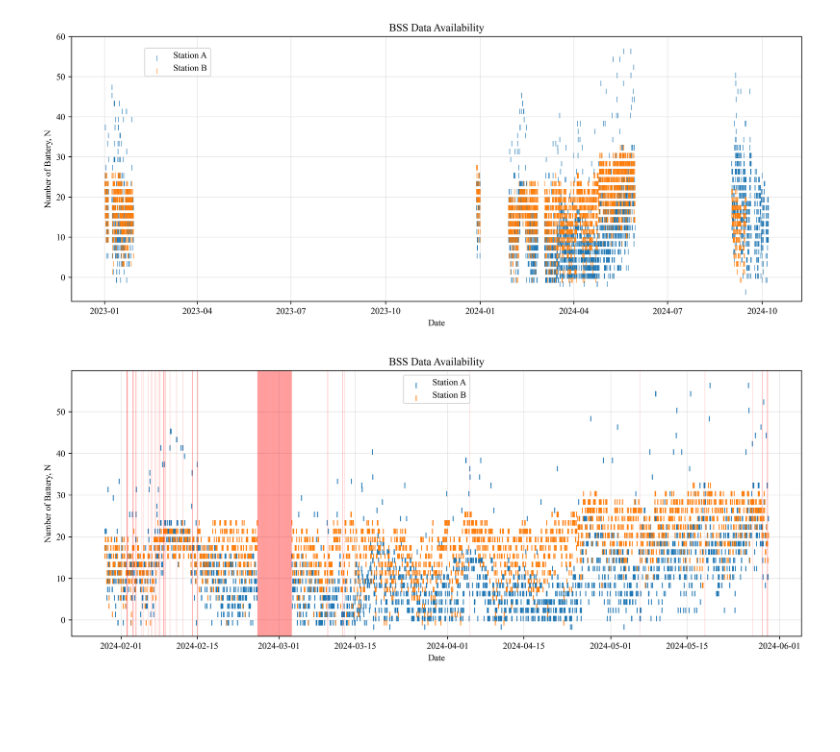
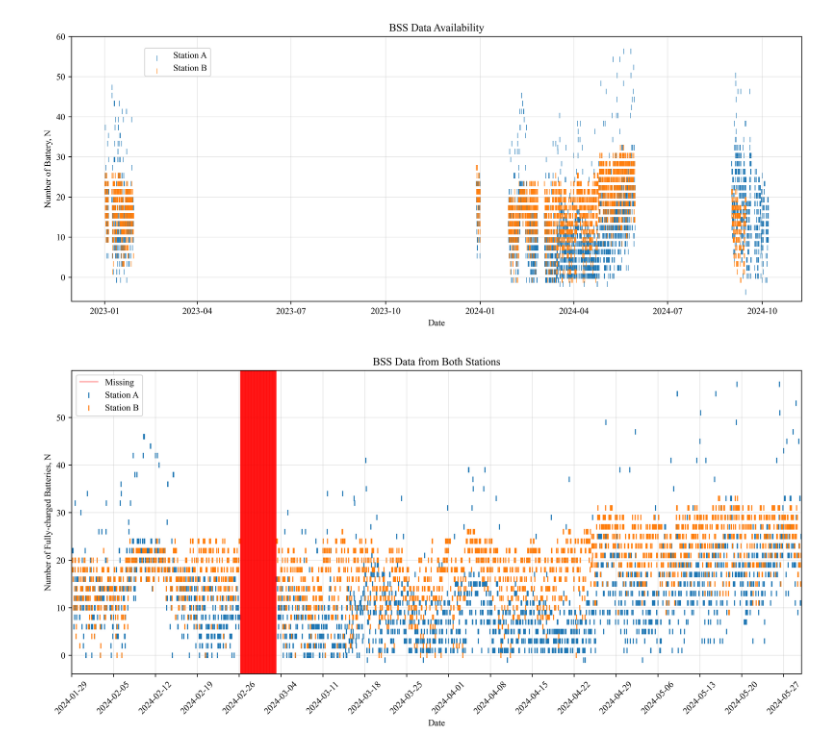
Before and after one commit to jhyeoh2002/BSS_V2B, a Jupyter notebook: Data/data_cleaning.ipynb, the cells around one changed output. Saved outputs shown, nothing was run; the diff lists cells and outputs as text; code cells hidden in the pictures; blank space fills up the shorter version.

Commit message:
redraw graph

```diff
--- a/Data/data_cleaning.ipynb
+++ b/Data/data_cleaning.ipynb
@@ -37,8 +37,8 @@ stationB['time'] = pd.to_datetime(stationB['time'])
 stationB = stationB.drop_duplicates(subset='time')
 stationB.set_index('time', inplace=True)  # Set as DatetimeIndex
 # %%
-stationA_hourly = stationA.resample('h').nearest(limit=1)
-stationB_hourly = stationB.resample('h').nearest(limit=1)
+stationA_hourly = stationA.resample('h').nearest(limit=5)
+stationB_hourly = stationB.resample('h').nearest(limit=5)
 
 stationA_hourly.to_csv('stationA_hourly.csv')
 stationB_hourly.to_csv('stationB_hourly.csv')
@@ -60,27 +60,45 @@ plt.savefig('../Figures/BSS_Data_Availability.png',dpi='figure', format='png')
 # %% [output]
 [figure]
 # %%
+import matplotlib.pyplot as plt
 from pandas import isna
 
+# Define the range for plotting
+start, end = 9432, 12360
 
-plt.figure(figsize=(12,5),dpi=500)
+plt.figure(figsize=(12, 6), dpi=500)
+plt.grid(True, alpha=0.3)
+plt.title('BSS Data from Both Stations', fontsize=12)
 
-plt.grid(True, alpha=0.3)
-plt.title('BSS Data Availability', fontsize = 12)
+# Mark missing data with red vertical lines, adding the label only once
+missing_label_added = False
+for i in range(start, end):
+    if isna(stationA_hourly['batt_num'][i]) or isna(stationB_hourly['batt_num'][i]):
+        if not missing_label_added:
+            plt.axvline(x=stationA_hourly.index[i], color='r', alpha=0.5, linewidth=1, label="Missing")
+            missing_label_added = True
+        else:
+            plt.axvline(x=stationA_hourly.index[i], color='r', alpha=0.5, linewidth=1)
 
-for i in range(9432,12360):
-    if isna(stationA_hourly['batt_num'][i]) or isna(stationB_hourly['batt_num'][i]):
-        plt.axvline(x = stationA_hourly.index[i], color = 'r',alpha=0.5, linewidth=0.2)
+# Scatter plot for battery data from Station A and Station B
+plt.scatter(stationA_hourly.index[start:end], stationA_hourly['batt_num'][start:end],
+            marker='|', linewidths=1.2, label="Station A")
+plt.scatter(stationB_hourly.index[start:end], stationB_hourly['batt_num'][start:end],
+            marker='|', linewidths=1.2, label="Station B")
 
-plt.scatter(stationA_hourly.index[9432:12360], stationA_hourly['batt_num'][9432:12360],marker=3,linewidths=1,label="Station A")
-plt.scatter(stationB_hourly.index[9432:12360], stationB_hourly['batt_num'][9432:12360],marker=3,linewidths=1,label="Station B")
+# Set axis labels and tick formatting
+plt.ylabel('Number of Fully-charged Batteries, N', fontsize=10)
+plt.xlabel('Date', fontsize=10)
+plt.xticks(rotation=45)
 
-plt.ylabel('Number of Battery, N', fontsize=10)
-plt.xlabel('Date', fontsize=10)
+# Adjust x-ticks to reduce overcrowding
+plt.xticks(stationA_hourly.index[start:end:168], rotation=45)  # Adjust interval as needed
+plt.xlim([stationA_hourly.index[start],stationA_hourly.index[end]])
 
-plt.legend(loc='best',fontsize = 10)
+# Add legend, improve layout, and save the figure
+plt.legend(loc='best', fontsize=10)
 plt.tight_layout()
-
-plt.savefig('../Figures/BSS_Data_Availability_Range.png',dpi='figure', format='png')
+plt.savefig('../Figures/BSS_Data_Availability_Range.png', dpi='figure', format='png')
+plt.show()
 # %% [output]
-[figure, old version]
+[figure, new version]
```
Also changed, not shown: 4 other files.
